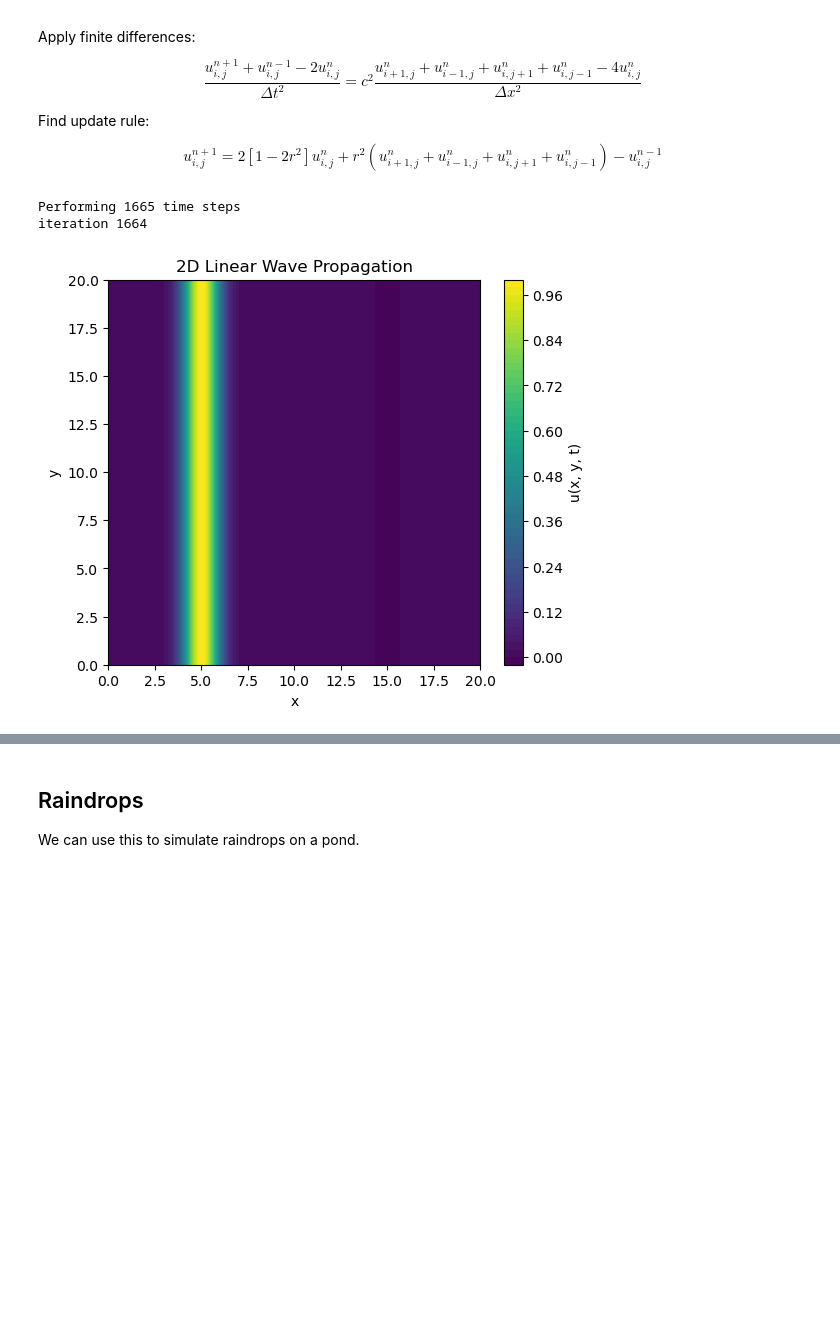
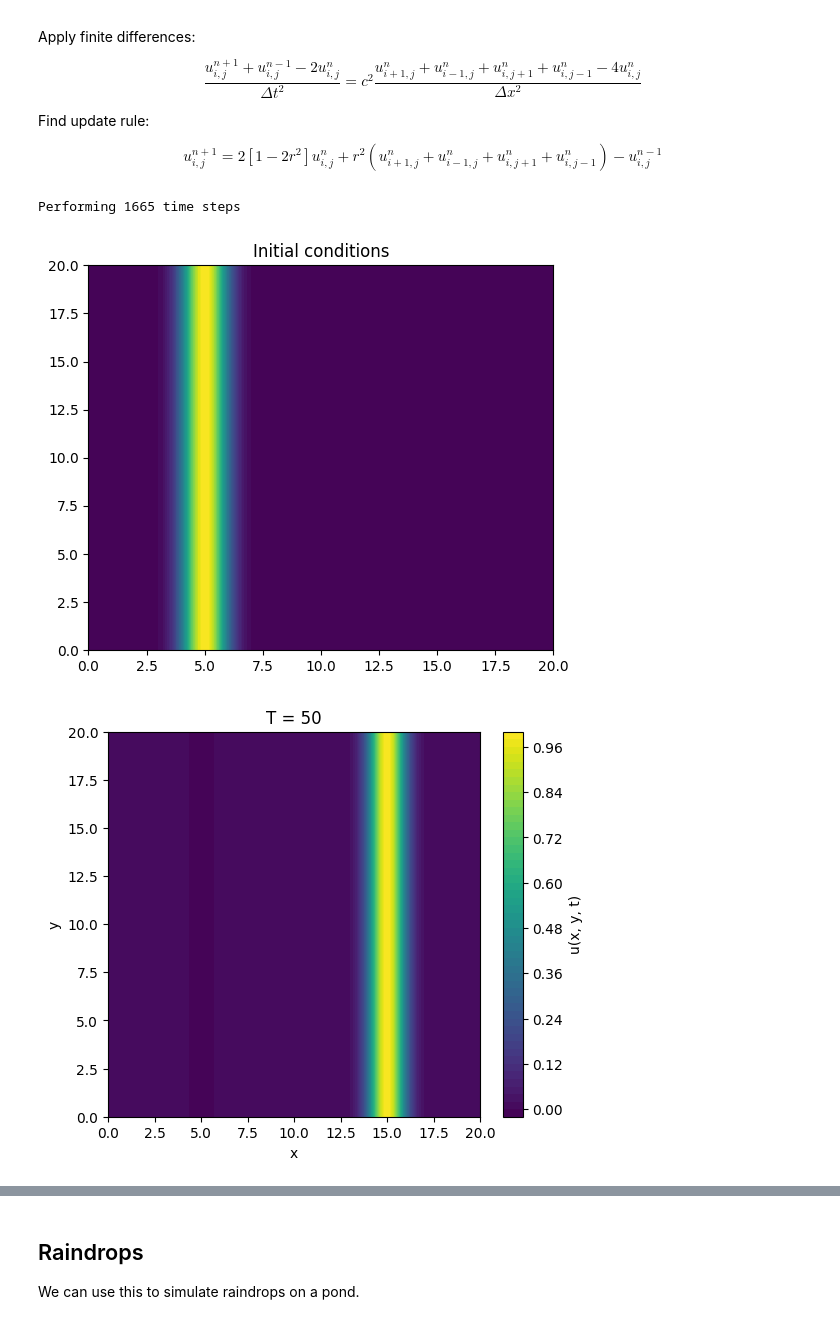
Before and after one commit to ciencialatitud0/EPIC_5, a Jupyter notebook: Tutorials/tutorial_2/CFD_intro.ipynb, the cells around one changed output, grey strips where cells are left out. Drawn from its saved outputs; the diff is of its cells as text; code cells hidden in the pictures; blank space fills up the shorter version.

```diff
--- a/Tutorials/tutorial_2/CFD_intro.ipynb
+++ b/Tutorials/tutorial_2/CFD_intro.ipynb
@@ -369,7 +372,7 @@ fig, ax = plt.subplots(1,1, figsize=(10,7))
 
 ax.plot(current_step, 'k--', lw=4)
 
-for iteration_number in range(nt):
+for iteration_number in trange(nt):
     print(f"iteration {iteration_number}", end='\r')
     advance_one_step()
 
@@ -399,7 +401,7 @@ fig, ax = plt.subplots(1,1, figsize=(10,7))
 
 ax.plot(current_step, 'k--', lw=4)
 
-for iteration_number in range(nt):
+for iteration_number in trange(nt):
     print(f"iteration {iteration_number}", end='\r')
     advance_one_step()
 
@@ -464,7 +465,7 @@ fig, ax = plt.subplots(1,1, figsize=(10,7))
 
 ax.plot(current_step, 'k--', lw=4)
 
-for iteration_number in range(nt):
+for iteration_number in trange(nt):
     print(f"iteration {iteration_number}", end='\r')
     advance_one_step()
 
@@ -584,40 +584,44 @@ def make_initial_conditions_2d(center, amplitude, sigma):
     #initial_step = amplitude * np.exp(-((X-center[0])**2 + (Y-center[1])**2)/sigma**2)
     # Gaussian wave
     initial_step = amplitude * np.exp(-((X-center[0])**2)/sigma**2)
 
     return initial_step
 
 
 #create spatial grids
 current_step = make_initial_conditions_2d((5,5), 1, 1)
 # For a traveling wave, in the step before the wave was at the current position minus c*dt.
-old_step     = make_initial_conditions_2d((5+c*dt,5), 1, 1)
+old_step     = make_initial_conditions_2d((5-c*dt,5), 1, 1)
 new_step     = np.zeros((nx, nx))
 
 
-# Visualization
+# # Visualization
 plt.figure(figsize=(6, 5))
-#plt.contourf(X, Y, current_step, levels=50, cmap='viridis')
+plt.contourf(X, Y, current_step, levels=50, cmap='viridis')
+plt.title("Initial conditions")
+plt.show()
+plt.close()
 
-for iteration_number in range(nt):
+for iteration_number in trange(nt, desc='solving 2D wave equation. timestep:'):
     print(f"iteration {iteration_number}", end='\r')
     advance_one_step_2d()
 
     #now update step variables
     old_step = current_step.copy()
     current_step = new_step.copy()
 
 
+plt.figure(figsize=(6, 5))
 plt.contourf(X, Y, current_step, levels=50, cmap='viridis')
 plt.colorbar(label='u(x, y, t)')
-plt.title("2D Linear Wave Propagation")
+plt.title(f"T = {T}")
 plt.xlabel("x")
 plt.ylabel("y")
 plt.show()
 # %% [output]
 Performing 1665 time steps
-iteration 1664
-[figure, old version]
+[figure, new version]
+[figure, added]
 # %%
 from mpl_toolkits.mplot3d import axes3d
 
```
Also changed, not shown: parts of 13 cells of this notebook.
